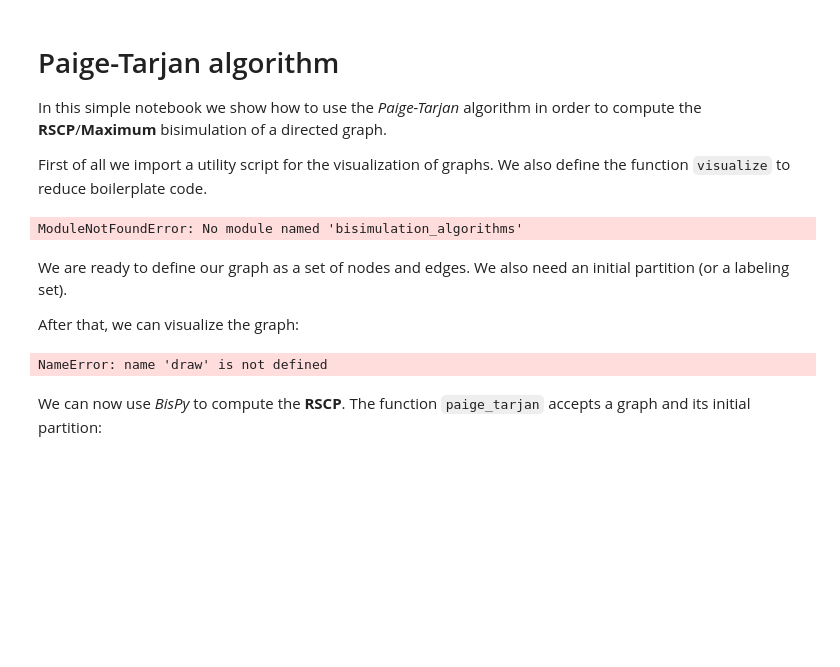
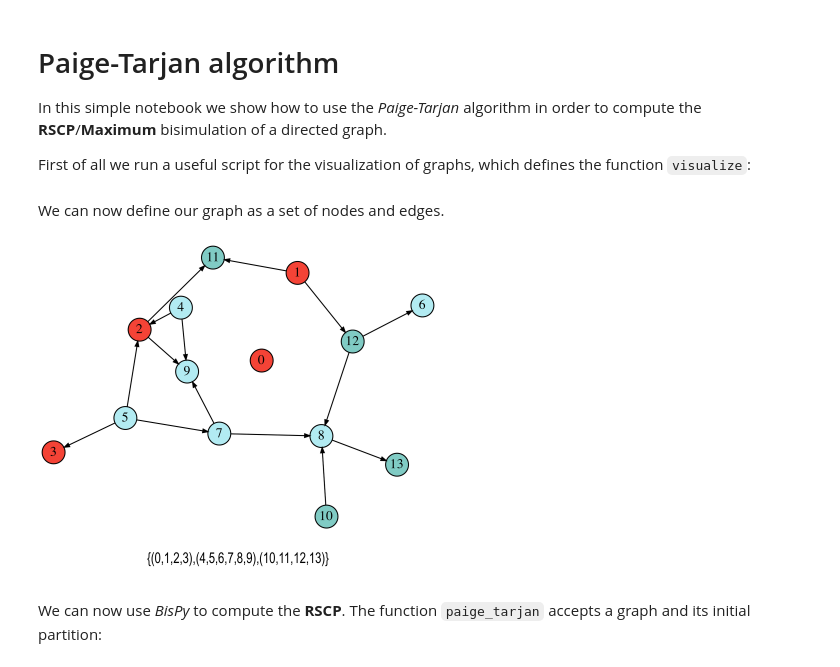
Before and after one commit to fandreuz/BisPy, a Jupyter notebook: tutorials/paige-tarjan.ipynb, the cells around one changed output. Saved outputs shown, nothing was run; the diff lists cells and outputs as text; code cells hidden in the pictures; blank space fills up the shorter version.

```diff
--- a/tutorials/paige-tarjan.ipynb
+++ b/tutorials/paige-tarjan.ipynb
@@ -2,37 +2,24 @@
 # Paige-Tarjan algorithm
 In this simple notebook we show how to use the *Paige-Tarjan* algorithm in order to compute the **RSCP**/**Maximum** bisimulation of a directed graph.
 
-First of all we import a utility script for the visualization of graphs. We also define the function `visualize` to reduce boilerplate code.
+First of all we run a useful script for the visualization of graphs, which defines the function `visualize`:
 # %%
 %run 'files/visualization.py'
-
-# a convenient method to visualize a graph with a certain partition
-# this uses some utilities from visualization.py
-def visualize(graph, partition):
-    vx_to_color = draw(graph, partition, 'file_random_name');
-    append_caption('file_random_name.png', partition, arial)
-    img = Image(filename='file_random_name.png', width = 400, height = 200)
-    os.remove('file_random_name.png')
-    return img, vx_to_color
-# %% [output]
-ModuleNotFoundError: No module named 'bisimulation_algorithms'
 # %% [markdown]
-We are ready to define our graph as a set of nodes and edges. We also need an initial partition (or a labeling set).
-
-After that, we can visualize the graph:
+We can now define our graph as a set of nodes and edges.
 # %%
 import networkx as nx
 
 graph = nx.DiGraph()
-graph.add_nodes_from(range(13))
+graph.add_nodes_from(range(14))
 graph.add_edges_from([(1,12), (12,6), (12,8), (8,13), (10,8), (7,8), (5,7), (7,9), (5,3), (5,2), (2,9),
                       (4,2), (4,9), (2,11), (1,11)])
 initial_partition = [(0,1,2,3), (4,5,6,7,8,9), (10,11,12,13)]
 
 img, vx_to_color = visualize(graph, initial_partition)
 img
 # %% [output]
-NameError: name 'draw' is not defined
+[figure, added]
 # %% [markdown]
 We can now use *BisPy* to compute the **RSCP**. The function `paige_tarjan` accepts a graph and its initial partition:
 # %%
```
Also changed, not shown: parts of 1 cell of this notebook, 1 other file.
